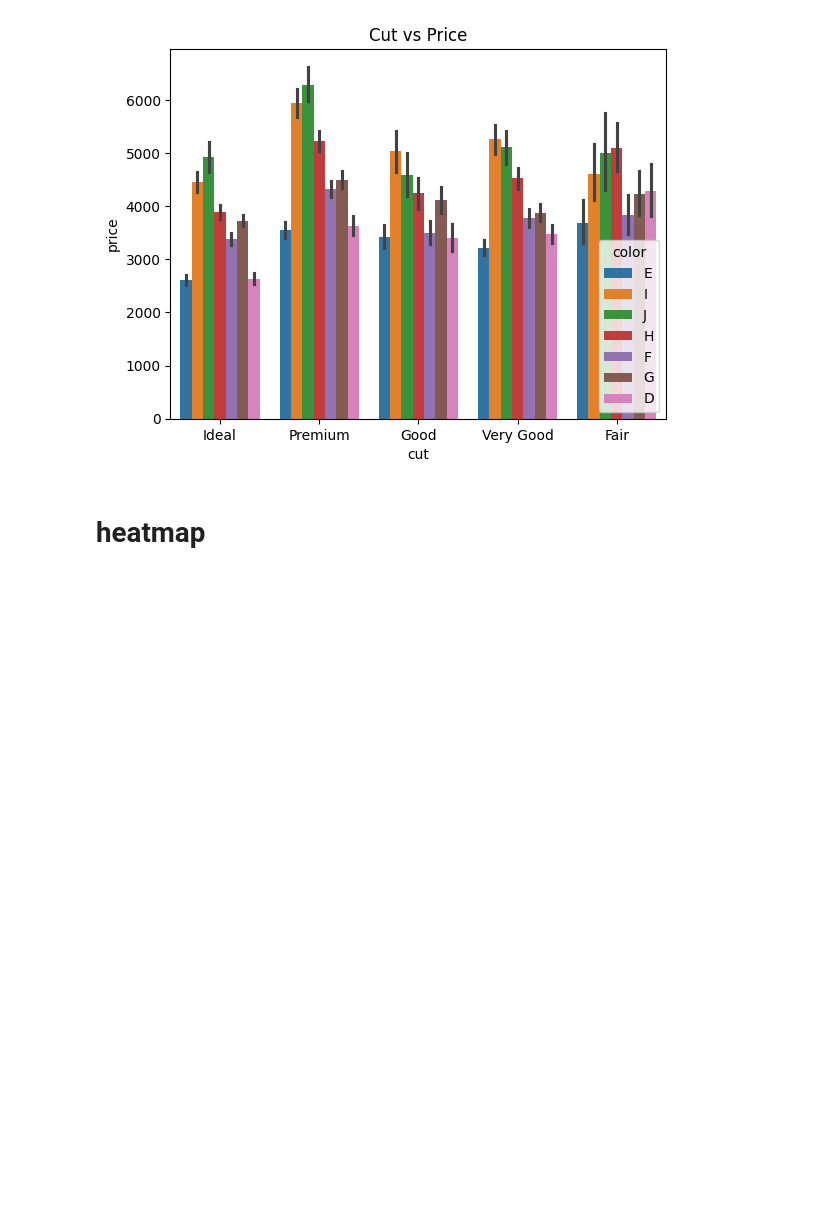
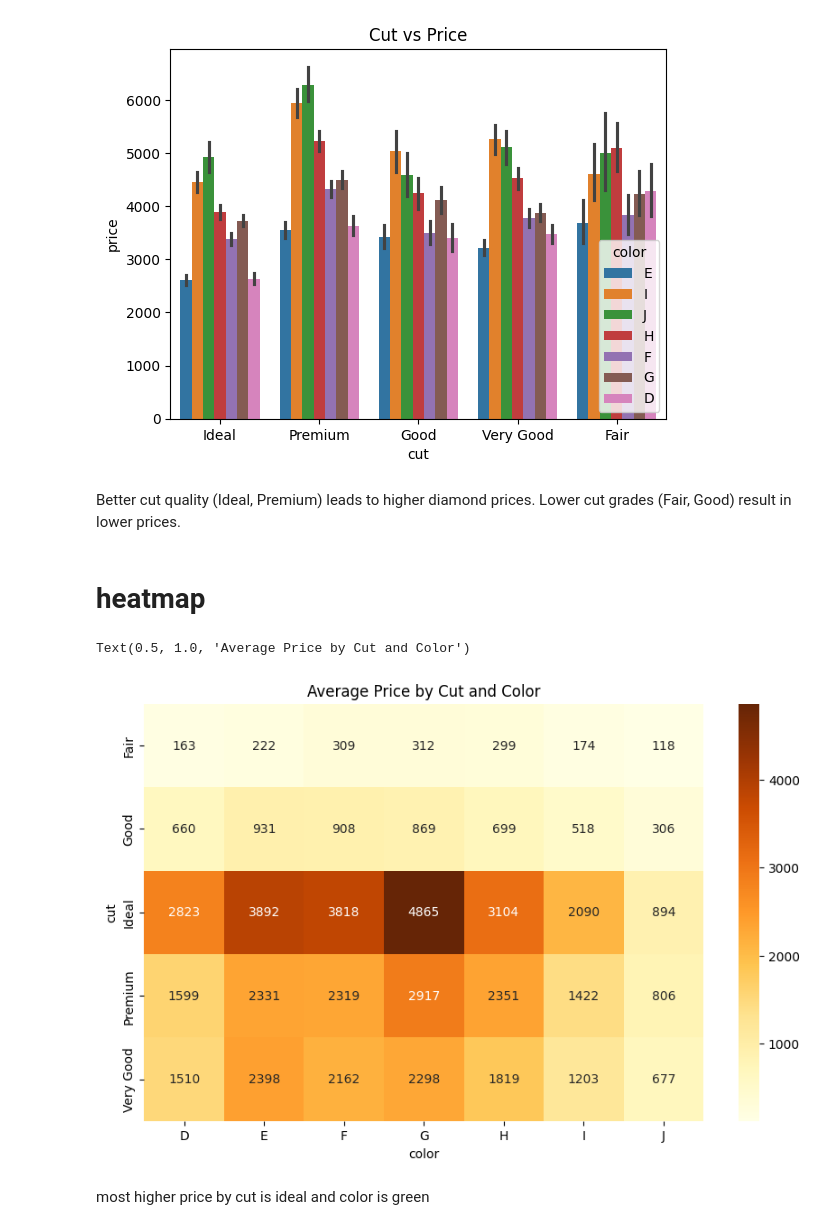
Before and after one commit to belalmohsen13/Machine_Learning, a Jupyter notebook: EDA_Workshop/diamonds.ipynb, the cells around one changed output. Drawn from its saved outputs; the diff is of its cells as text; code cells hidden in the pictures; blank space fills up the shorter version.

```diff
--- a/EDA_Workshop/diamonds.ipynb
+++ b/EDA_Workshop/diamonds.ipynb
@@ -359,5 +363,18 @@ plt.title('Cut vs Price')
 plt.show()
 # %% [output]
 [figure]
+# %% [markdown]
+Better cut quality (Ideal, Premium) leads to higher diamond prices. Lower cut grades (Fair, Good) result in lower prices.
 # %% [markdown]
 # heatmap
+# %%
+cc_pivot = df.pivot_table(index='cut', columns='color', values='price', aggfunc='count')
+cc_pivot
+plt.figure(figsize=(10, 6))
+sns.heatmap(cc_pivot, annot=True, fmt=".0f", cmap="YlOrBr")
+plt.title("Average Price by Cut and Color")
+# %% [output]
+Text(0.5, 1.0, 'Average Price by Cut and Color')
+[figure, added]
+# %% [markdown]
+ most higher price by cut is ideal and color is green
```
Also changed, not shown: parts of 31 cells of this notebook.
